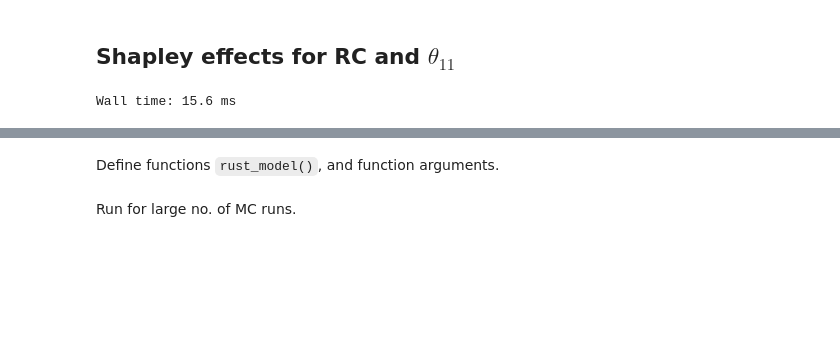
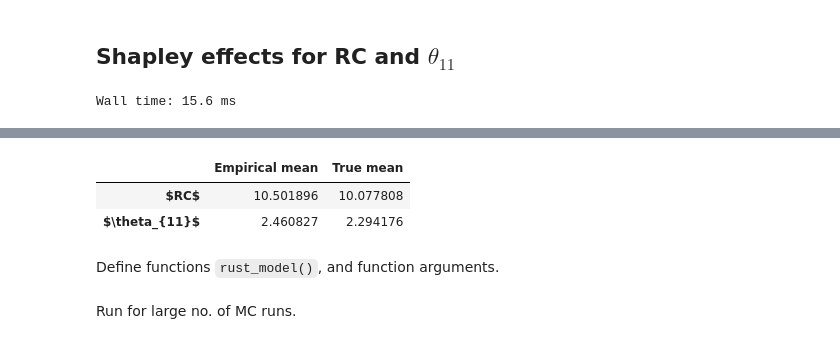
Before and after one commit to bhmueller/thesis, a Jupyter notebook: shapley_RC_theta_1.ipynb, the cells around one changed output, grey strips where cells are left out. Cells and saved outputs as stored; diff of their text form; code cells hidden in the pictures; blank space fills up the shorter version.

```diff
--- a/shapley_RC_theta_1.ipynb
+++ b/shapley_RC_theta_1.ipynb
@@ -79,0 +93,6 @@ Wall time: 15.6 ms
+# %%
+mean_nice
+# %% [output]
+|  | Empirical mean | True mean |
+| $RC$ | 10.501896 | 10.077808 |
+| $\theta_{11}$ | 2.460827 | 2.294176 |
```
Also changed, not shown: parts of 25 cells of this notebook, 1 other file.
